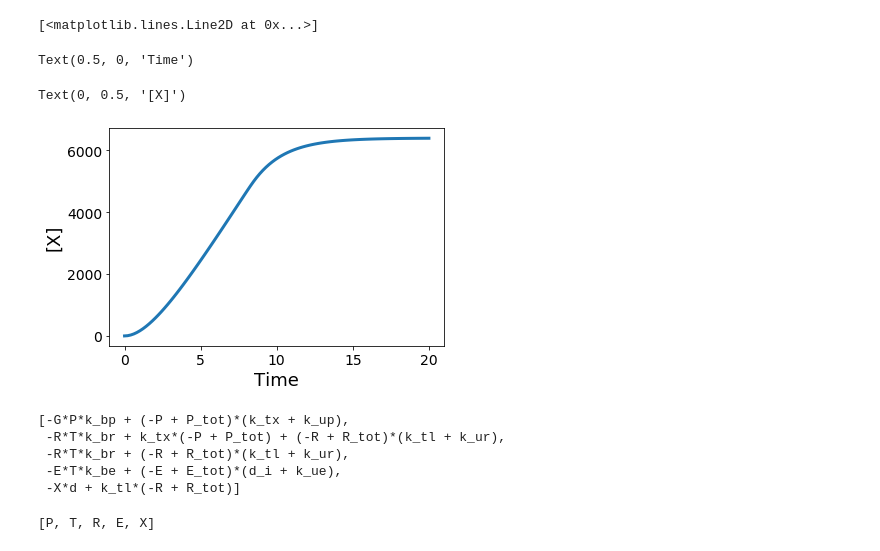
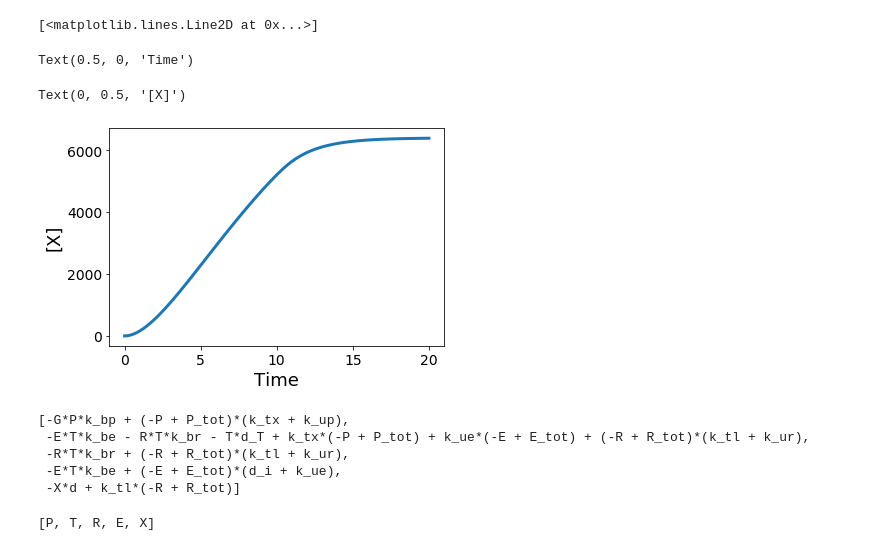
Before and after one commit to ayush9pandey/AutoReduce, a Jupyter notebook: examples/gene expression analysis.ipynb, the cells around one changed output. Drawn from its saved outputs; the diff is of its cells as text; code cells hidden in the pictures.

```diff
--- a/examples/gene expression analysis.ipynb
+++ b/examples/gene expression analysis.ipynb
@@ -117,30 +119,30 @@ f_cons
 # %%
 from autoreduce.utils import get_ODE
 timepoints_ode = np.linspace(0, 20, 100)
 # params = [k_bp, k_up, k_tx, k_br, k_ur, k_tl, k_be, k_ue, d_i, d, E_tot, P_tot, R_tot, G]
 # params_values = [100, 10, 4, 10, 0.25, 2, 10, 0.5, 1, 10, 10000, 10000, 10000, 0.01]
-params_values = [30, 10, 0.50, 80, 2, 8, 10, 2, 1, 0.5, 20, 100, 400, 10]
-sys_reduce.params_values = params_values
+# params_values = [30, 10, 0.50, 80, 2, 8, 10, 2, 1, 0.5, 0.01, 20, 100, 400, 10]
+# sys_reduce.params_values = params_values
 sys_ode = get_ODE(sys_reduce, timepoints_ode)
 sol = sys_ode.solve_system().T
 import matplotlib.pyplot as plt
 fig, ax = plt.subplots()
 plt.plot(timepoints_ode, np.transpose(np.array(sys_reduce.C)@sol), linewidth = 3)
 plt.xlabel('Time', FontSize = 18)
 plt.ylabel('[X]', FontSize = 18)
 ax.tick_params(axis='both', which='major', labelsize=14)
 # plt.legend()
 plt.show()
 # %% [output]
 [<matplotlib.lines.Line2D at 0x...>]
 Text(0.5, 0, 'Time')
 Text(0, 0.5, '[X]')
-[figure, old version]
+[figure, new version]
 # %%
 sys_reduce.f
 # %% [output]
 [-G*P*k_bp + (-P + P_tot)*(k_tx + k_up),
- -R*T*k_br + k_tx*(-P + P_tot) + (-R + R_tot)*(k_tl + k_ur),
+ -E*T*k_be - R*T*k_br - T*d_T + k_tx*(-P + P_tot) + k_ue*(-E + E_tot) + (-R + R_tot)*(k_tl + k_ur),
  -R*T*k_br + (-R + R_tot)*(k_tl + k_ur),
  -E*T*k_be + (-E + E_tot)*(d_i + k_ue),
  -X*d + k_tl*(-R + R_tot)]
```
Also changed, not shown: parts of 20 cells of this notebook, 8 other files.
